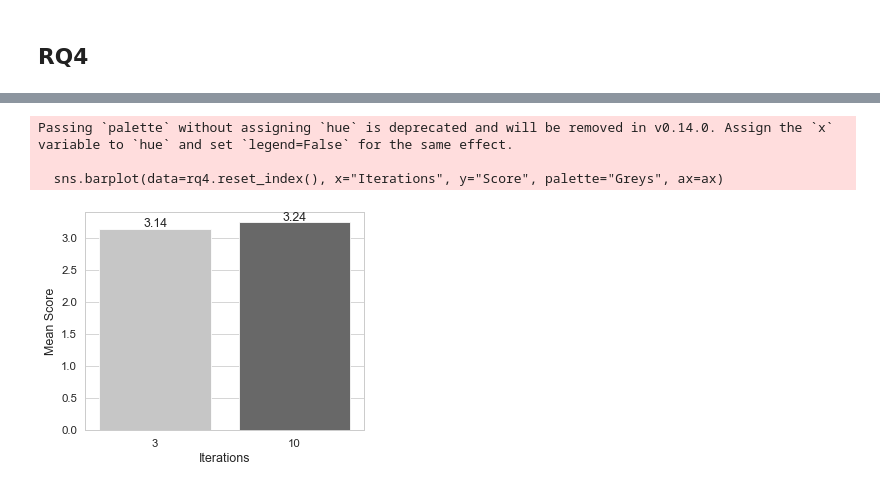
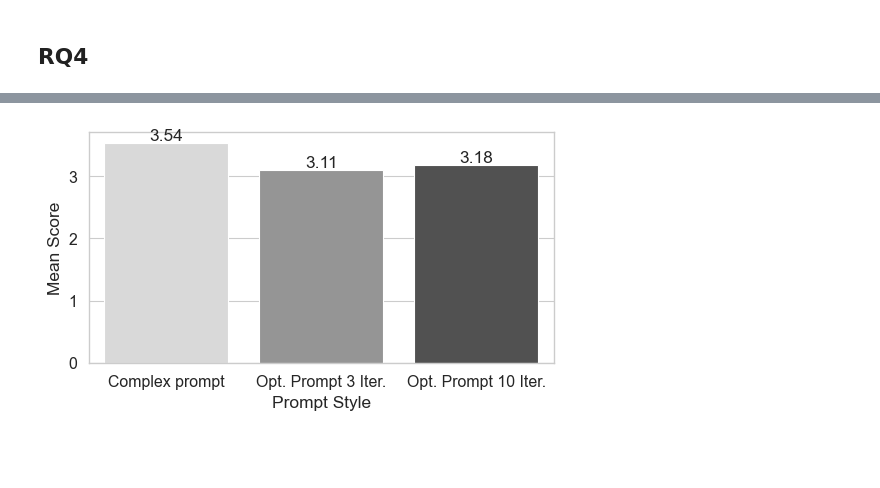
Before and after one commit to giordanoDaloisio/XQuantum, a Jupyter notebook: analysis.ipynb, the cells around one changed output, grey strips where cells are left out. Drawn from its saved outputs; the diff is of its cells as text; code cells hidden in the pictures; blank space fills up the shorter version.

```diff
--- a/analysis.ipynb
+++ b/analysis.ipynb
@@ -142,22 +142,26 @@ Iterations
 Name: Score, dtype: float64
 # %%
-fig, ax = plt.subplots(figsize=(5,4))
-sns.barplot(data=rq4.reset_index(), x="Iterations", y="Score", palette="Greys", ax=ax)
+fig, ax = plt.subplots(figsize=(6,3))
+sns.barplot(
+    x=["Complex prompt", "Opt. Prompt 3 Iter.", "Opt. Prompt 10 Iter."],
+    hue=["Complex prompt", "Opt. Prompt 3 Iter.", "Opt. Prompt 10 Iter."],
+    y=[3.54, 3.11, 3.18],
+    palette="Greys",
+    ax=ax,
+)
 for p in ax.patches:
     if not p.get_height() == 0.0:
         ax.annotate(
             f"{p.get_height():.2f}",
             (p.get_x() + p.get_width() / 2, p.get_height()),
             ha="center",
             va="center",
             xytext=(0, 5),
             textcoords="offset points",
         )
 plt.ylabel("Mean Score")
+plt.xlabel("Prompt Style")
 plt.savefig("figures/rq4.pdf", bbox_inches='tight')
 plt.show()
 # %% [output]
-Passing `palette` without assigning `hue` is deprecated and will be removed in v0.14.0. Assign the `x` variable to `hue` and set `legend=False` for the same effect.
-
-  sns.barplot(data=rq4.reset_index(), x="Iterations", y="Score", palette="Greys", ax=ax)
-[figure, old version]
+[figure, new version]
```
Also changed, not shown: parts of 3 cells of this notebook, 4 other files.
